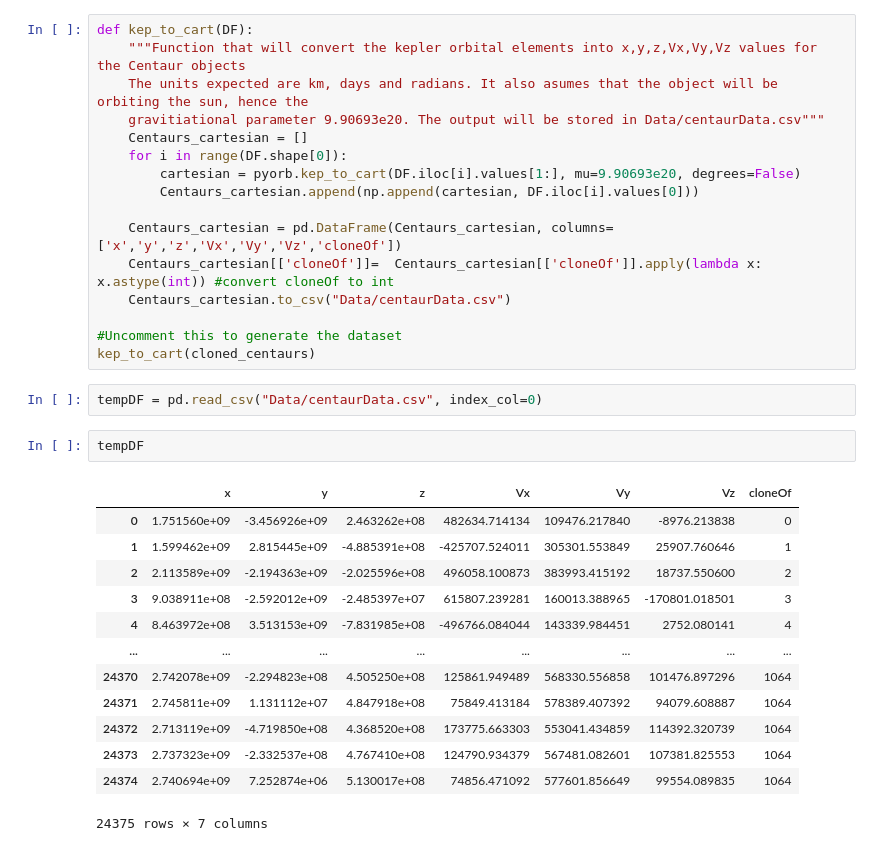
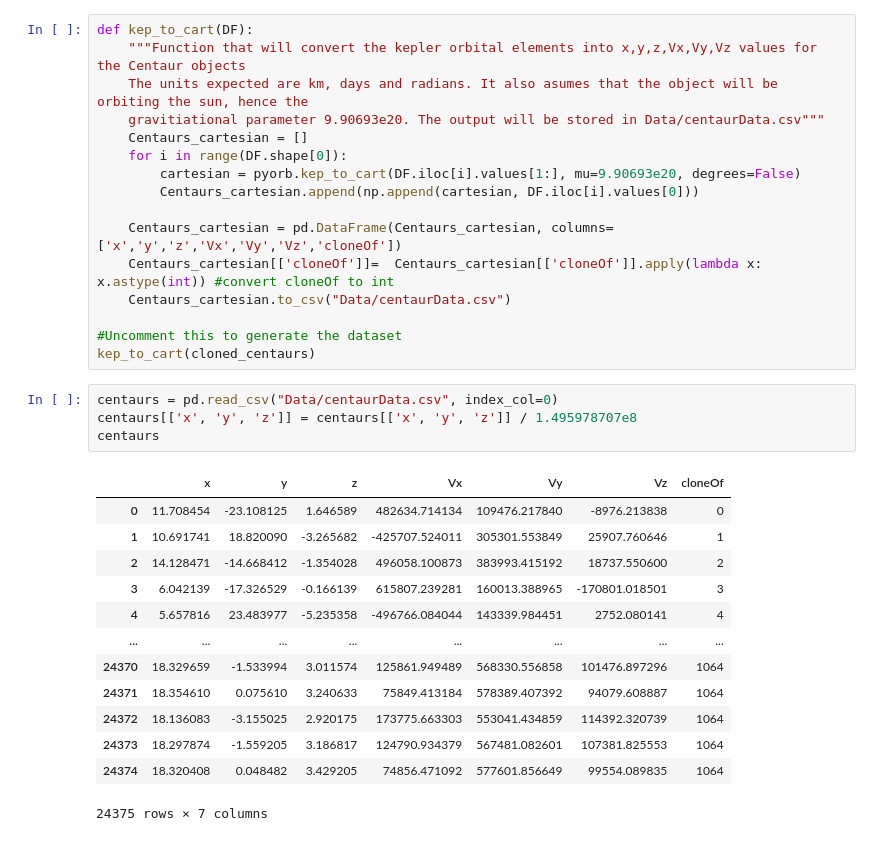
Before and after one commit to ThijsSpoor99/Project-Computational-Science, a Jupyter notebook: processCentaurs.ipynb, the cells around one changed output. Saved outputs shown, nothing was run; the diff lists cells and outputs as text.

```diff
--- a/processCentaurs.ipynb
+++ b/processCentaurs.ipynb
@@ -184,20 +184,20 @@ def kep_to_cart(DF):
 #Uncomment this to generate the dataset
 kep_to_cart(cloned_centaurs)
 # %%
-tempDF = pd.read_csv("Data/centaurData.csv", index_col=0)
+centaurs = pd.read_csv("Data/centaurData.csv", index_col=0)
+centaurs[['x', 'y', 'z']] = centaurs[['x', 'y', 'z']] / 1.495978707e8
+centaurs
+# %% [output]
+|  | x | y | z | Vx | Vy | Vz | cloneOf |
+| 0 | 11.708454 | -23.108125 | 1.646589 | 482634.714134 | 109476.217840 | -8976.213838 | 0 |
+| 1 | 10.691741 | 18.820090 | -3.265682 | -425707.524011 | 305301.553849 | 25907.760646 | 1 |
+| 2 | 14.128471 | -14.668412 | -1.354028 | 496058.100873 | 383993.415192 | 18737.550600 | 2 |
+| 3 | 6.042139 | -17.326529 | -0.166139 | 615807.239281 | 160013.388965 | -170801.018501 | 3 |
+| 4 | 5.657816 | 23.483977 | -5.235358 | -496766.084044 | 143339.984451 | 2752.080141 | 4 |
+| ... | ... | ... | ... | ... | ... | ... | ... |
+| 24370 | 18.329659 | -1.533994 | 3.011574 | 125861.949489 | 568330.556858 | 101476.897296 | 1064 |
+| 24371 | 18.354610 | 0.075610 | 3.240633 | 75849.413184 | 578389.407392 | 94079.608887 | 1064 |
+| 24372 | 18.136083 | -3.155025 | 2.920175 | 173775.663303 | 553041.434859 | 114392.320739 | 1064 |
+| 24373 | 18.297874 | -1.559205 | 3.186817 | 124790.934379 | 567481.082601 | 107381.825553 | 1064 |
+| 24374 | 18.320408 | 0.048482 | 3.429205 | 74856.471092 | 577601.856649 | 99554.089835 | 1064 |
+24375 rows × 7 columns
-# %%
-tempDF
-# %% [output]
-|  | x | y | z | Vx | Vy | Vz | cloneOf |
-| 0 | 1.751560e+09 | -3.456926e+09 | 2.463262e+08 | 482634.714134 | 109476.217840 | -8976.213838 | 0 |
-| 1 | 1.599462e+09 | 2.815445e+09 | -4.885391e+08 | -425707.524011 | 305301.553849 | 25907.760646 | 1 |
-| 2 | 2.113589e+09 | -2.194363e+09 | -2.025596e+08 | 496058.100873 | 383993.415192 | 18737.550600 | 2 |
-| 3 | 9.038911e+08 | -2.592012e+09 | -2.485397e+07 | 615807.239281 | 160013.388965 | -170801.018501 | 3 |
-| 4 | 8.463972e+08 | 3.513153e+09 | -7.831985e+08 | -496766.084044 | 143339.984451 | 2752.080141 | 4 |
-| ... | ... | ... | ... | ... | ... | ... | ... |
-| 24370 | 2.742078e+09 | -2.294823e+08 | 4.505250e+08 | 125861.949489 | 568330.556858 | 101476.897296 | 1064 |
-| 24371 | 2.745811e+09 | 1.131112e+07 | 4.847918e+08 | 75849.413184 | 578389.407392 | 94079.608887 | 1064 |
-| 24372 | 2.713119e+09 | -4.719850e+08 | 4.368520e+08 | 173775.663303 | 553041.434859 | 114392.320739 | 1064 |
-| 24373 | 2.737323e+09 | -2.332537e+08 | 4.767410e+08 | 124790.934379 | 567481.082601 | 107381.825553 | 1064 |
-| 24374 | 2.740694e+09 | 7.252874e+06 | 5.130017e+08 | 74856.471092 | 577601.856649 | 99554.089835 | 1064 |
-24375 rows × 7 columns
```
Also changed, not shown: parts of 7 cells of this notebook, 4 other files.
